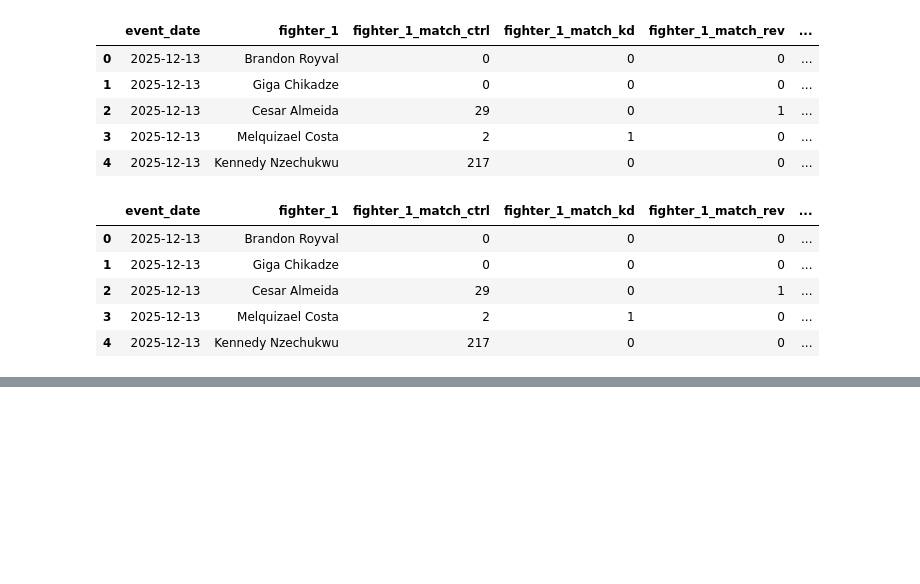
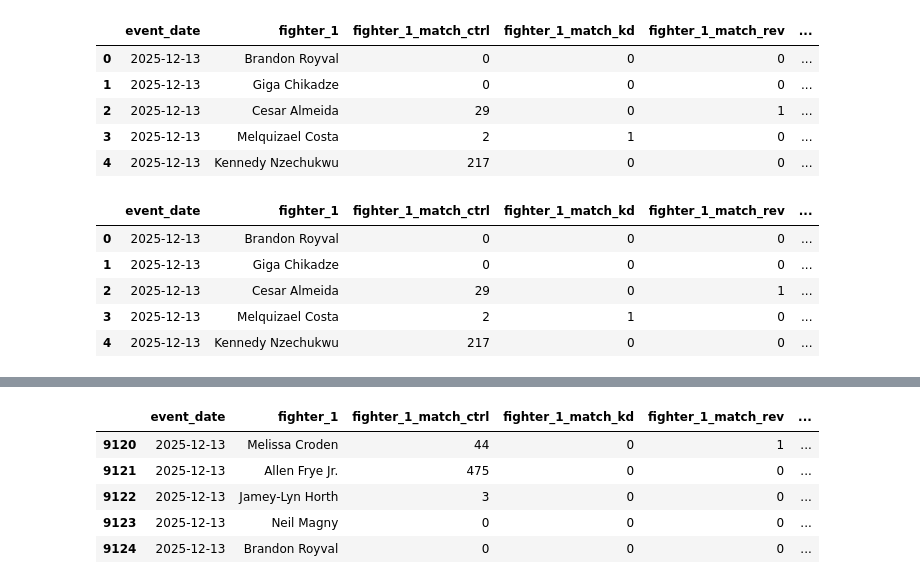
Before and after one commit to ndhaliwal59/ufcPredictor, a Jupyter notebook: ufcPredictorV2/cleanUFC.ipynb, the cells around one changed output, grey strips where cells are left out. Cells and saved outputs as stored; diff of their text form; code cells hidden in the pictures; blank space fills up the shorter version.

```diff
--- a/ufcPredictorV2/cleanUFC.ipynb
+++ b/ufcPredictorV2/cleanUFC.ipynb
@@ -469,0 +699,9 @@ df_features = engineer_ufc_features_v2(df_final)
+# %%
+df_features_with_elo.tail()
+# %% [output]
+|  | event_date | fighter_1 | fighter_1_match_ctrl | fighter_1_match_kd | fighter_1_match_rev | ... |
+| 9120 | 2025-12-13 | Melissa Croden | 44 | 0 | 1 | ... |
+| 9121 | 2025-12-13 | Allen Frye Jr. | 475 | 0 | 0 | ... |
+| 9122 | 2025-12-13 | Jamey-Lyn Horth | 3 | 0 | 0 | ... |
+| 9123 | 2025-12-13 | Neil Magny | 0 | 0 | 0 | ... |
+| 9124 | 2025-12-13 | Brandon Royval | 0 | 0 | 0 | ... |
```
Also changed, not shown: parts of 3 cells of this notebook, 2 other files.
